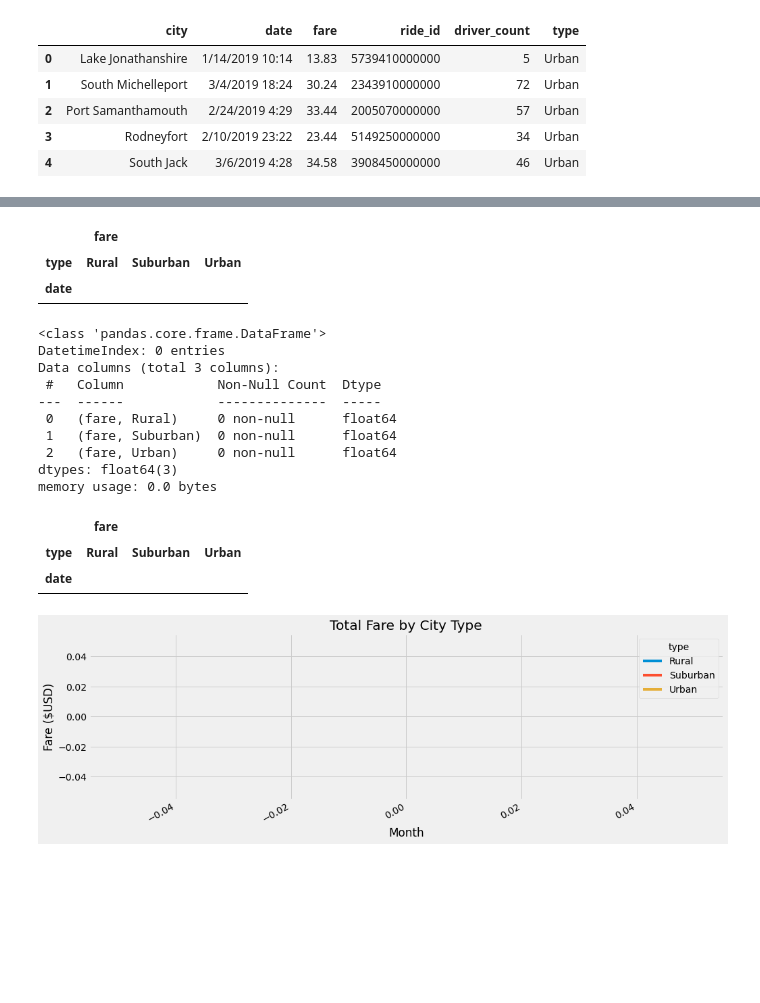
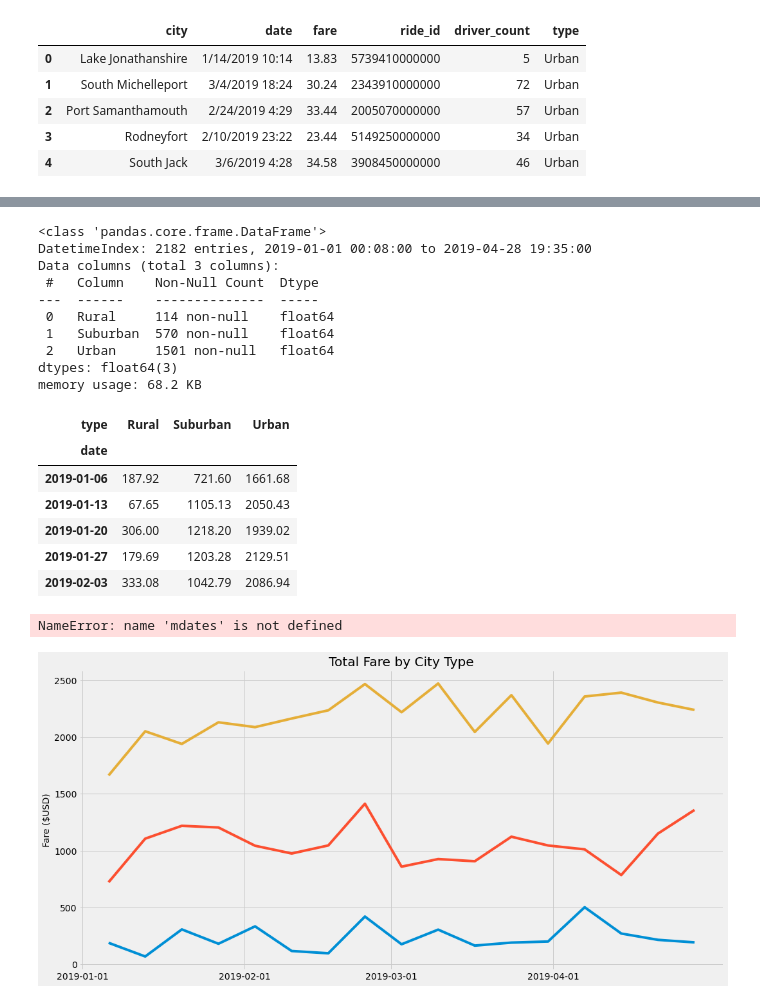
Before and after one commit to JamieOrozco/PyBer_Analysis, a Jupyter notebook: PyBer_Challenge.ipynb, the cells around one changed output, grey strips where cells are left out. Drawn from its saved outputs; the diff is of its cells as text; code cells hidden in the pictures; blank space fills up the shorter version.

```diff
--- a/PyBer_Challenge.ipynb
+++ b/PyBer_Challenge.ipynb
@@ -149,7 +151,7 @@ Name: fare, Length: 2364, dtype: float64
 # %%
 # 3. Reset the index on the DataFrame you created in #1. This is needed to use the 'pivot()' function.
 # df = df.reset_index()
-fare_sum_by_date_df = fare_sum_by_date_df.reset_index()
-fare_sum_by_date_df.head()
+fare_sum_by_day = fare_sum_by_day.reset_index()
+fare_sum_by_day.head()
 # %% [output]
 |  | type | date | fare |
@@ -161,6 +163,6 @@ fare_sum_by_date_df.head()
 # %%
 # 4. Create a pivot table with the 'date' as the index, the columns ='type', and values='fare'
 # to get the total fares for each type of city by the date.
-pivot_table_df = pd.pivot_table(fare_sum_by_date_df, index = "date", columns = "type", values = ['fare'], aggfunc = sum)
-pivot_table_df.head(10)
+fare_sum_day_pivot = fare_sum_by_day.pivot(index = 'date', columns = "type", values='fare')
+fare_sum_day_pivot.head()
 # %% [output]
@@ -180,5 +176,5 @@ pivot_table_df.head(10)
 # %%
 # 5. Create a new DataFrame from the pivot table DataFrame using loc on the given dates, '2019-01-01':'2019-04-29'.
-pivot_table_dates_df = pivot_table_df.loc['2019-01-01':'2019-04-29']
-pivot_table_dates_df
+jan_apr_fare_by_day = fare_sum_day_pivot.loc["2019-01-01":"2019-04-28"]
+jan_apr_fare_by_day.head()
 # %% [output]
@@ -188,48 +188,53 @@ pivot_table_dates_df
 # %%
 # 6. Set the "date" index to datetime datatype. This is necessary to use the resample() method in Step 8.
 # df.index = pd.to_datetime(df.index)
-type(fare_dates_df.index)
+#Fixed error in previous STEP 2
+# 7. Check that the datatype for the index is datetime using df.info()
 
-pivot_table_dates_df.index = pd.to_datetime(pivot_table_dates_df.index).index = pd.to_datetime(pivot_table_dates_df.index)
-pivot_table_dates_df.head()
+jan_apr_fare_by_day.info()
 # %% [output]
-|  | fare |  |  |
-| type | Rural | Suburban | Urban |
-| date |  |  |  |
+<class 'pandas.core.frame.DataFrame'>
+DatetimeIndex: 2182 entries, 2019-01-01 00:08:00 to 2019-04-28 19:35:00
+Data columns (total 3 columns):
+ #   Column    Non-Null Count  Dtype
+---  ------    --------------  -----
+ 0   Rural     114 non-null    float64
+ 1   Suburban  570 non-null    float64
+ 2   Urban     1501 non-null   float64
+dtypes: float64(3)
+memory usage: 68.2 KB
-# %%
-# 7. Check that the datatype for the index is datetime using df.info()
-pivot_table_dates_df.info()
-# %% [output]
-<class 'pandas.core.frame.DataFrame'>
-DatetimeIndex: 0 entries
-Data columns (total 3 columns):
- #   Column            Non-Null Count  Dtype
----  ------            --------------  -----
- 0   (fare, Rural)     0 non-null      float64
- 1   (fare, Suburban)  0 non-null      float64
- 2   (fare, Urban)     0 non-null      float64
-dtypes: float64(3)
-memory usage: 0.0 bytes
 # %%
 # 8. Create a new DataFrame using the "resample()" function by week 'W' and get the sum of the fares for each week.
-pivot_table_weekly_df = pivot_table_dates_df.resample('W').sum()
-pivot_table_weekly_df
+jan_apr_fare_by_wk = jan_apr_fare_by_day.resample('W').sum()
+jan_apr_fare_by_wk.head()
 # %% [output]
-|  | fare |  |  |
 | type | Rural | Suburban | Urban |
 | date |  |  |  |
+| 2019-01-06 | 187.92 | 721.60 | 1661.68 |
+| 2019-01-13 | 67.65 | 1105.13 | 2050.43 |
+| 2019-01-20 | 306.00 | 1218.20 | 1939.02 |
+| 2019-01-27 | 179.69 | 1203.28 | 2129.51 |
+| 2019-02-03 | 333.08 | 1042.79 | 2086.94 |
 # %%
 # 8. Using the object-oriented interface method, plot the resample DataFrame using the df.plot() function.
 
 # Import the style from Matplotlib.
 from matplotlib import style
 # Use the graph style fivethirtyeight.
-
 style.use('fivethirtyeight')
 
-fare_dates_df.plot(figsize=(15,5),)
-plt.xlabel('Month')
-plt.ylabel('Fare ($USD)')
-plt.title('Total Fare by City Type');
+fig, ax = plt.subplots(figsize=(16, 8))
+ax.plot(jan_apr_fare_by_wk)
+ax.set_ylabel('Fare ($USD)',fontsize=14)
+ax.set_xticks(pd.date_range(start = "2019-01-01", end = "2019-04-30", freq="MS"))
+ax.set_title("Total Fare by City Type")
+
+# Make ticks on occurrences of each month:
+ax.xaxis.set_major_locator(mdates.MonthLocator())
+
+# Get only the month to show in the x-axis:
+ax.xaxis.set_major_formatter(mdates.DateFormatter('%b'))
+ax.legend(["Rural","Suburban","Urban"])
 # %% [output]
+NameError: name 'mdates' is not defined
-[figure, old version]
+[figure, new version]
```
Also changed, not shown: parts of 4 cells of this notebook.
